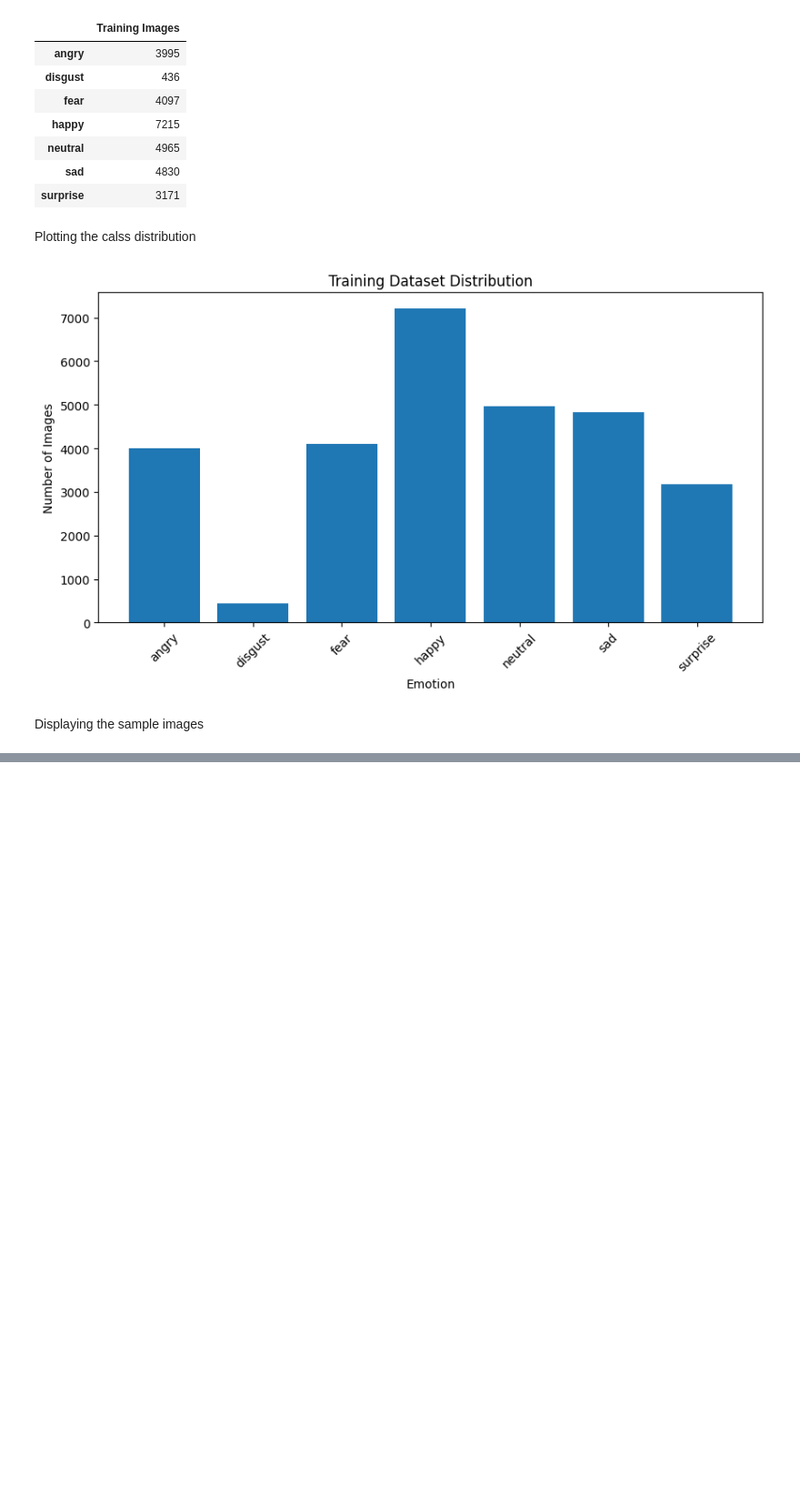
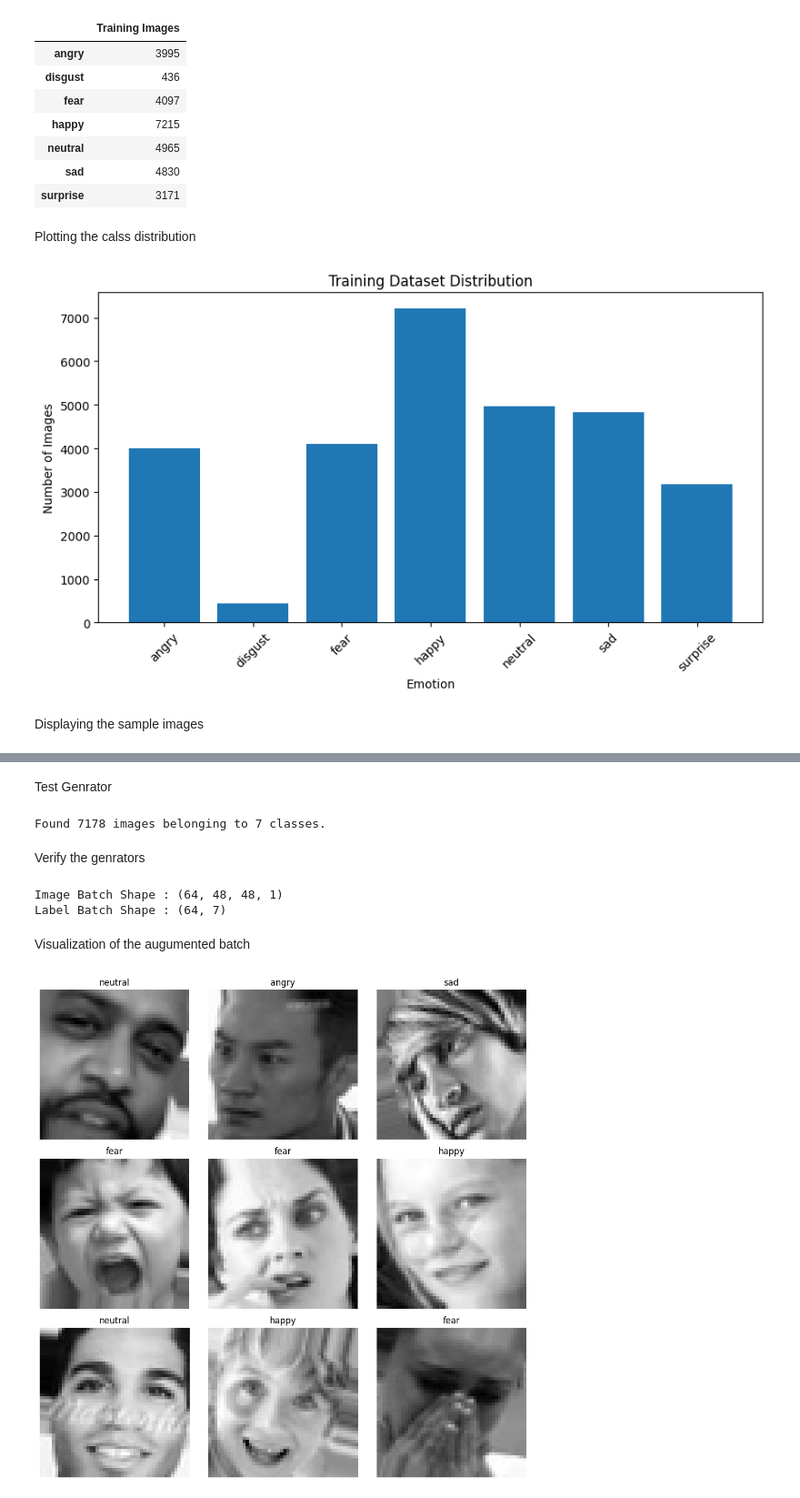
Before and after one commit to patelshivam109/Talk-to-Mind, a Jupyter notebook: notebooks/facial_emotion_training.ipynb, the cells around one changed output, grey strips where cells are left out. Shown at 91% size. Drawn from its saved outputs; the diff is of its cells as text; code cells hidden in the pictures; blank space fills up the shorter version.

Commit message:
Implement facial image preprocessing pipeline

```diff
--- a/notebooks/facial_emotion_training.ipynb
+++ b/notebooks/facial_emotion_training.ipynb
@@ -112,0 +135,4 @@ plt.show()
+# %%
+IMG_SIZE = 48
+BATCH_SIZE = 64
+SEED = 42
@@ -112,0 +141,14 @@ plt.show()
+# %%
+train_datagen = ImageDataGenerator(
+    rescale=1.0 / 255,
+    rotation_range=15,
+    width_shift_range=0.1,
+    height_shift_range=0.1,
+    zoom_range=0.1,
+    horizontal_flip=True,
+    validation_split=0.2
+)
+
+test_datagen = ImageDataGenerator(
+    rescale=1.0 / 255
+)
@@ -112,0 +157,11 @@ plt.show()
+# %%
+train_generator = train_datagen.flow_from_directory(
+    train_dir,
+    target_size=(IMG_SIZE, IMG_SIZE),
+    color_mode="grayscale",
+    batch_size=BATCH_SIZE,
+    class_mode="categorical",
+    subset="training",
+    shuffle=True,
+    seed=SEED
+)
@@ -112,0 +185,38 @@ plt.show()
+# %% [markdown]
+Test Genrator
+# %%
+test_generator = test_datagen.flow_from_directory(
+    test_dir,
+    target_size=(IMG_SIZE, IMG_SIZE),
+    color_mode="grayscale",
+    batch_size=BATCH_SIZE,
+    class_mode="categorical",
+    shuffle=False
+)
+# %% [output]
+Found 7178 images belonging to 7 classes.
+# %% [markdown]
+Verify the genrators
+# %%
+images, labels = next(train_generator)
+
+print("Image Batch Shape :", images.shape)
+print("Label Batch Shape :", labels.shape)
+# %% [output]
+Image Batch Shape : (64, 48, 48, 1)
+Label Batch Shape : (64, 7)
+# %% [markdown]
+Visualization of the augumented batch
+# %%
+plt.figure(figsize=(10, 10))
+
+for i in range(9):
+    plt.subplot(3, 3, i + 1)
+    plt.imshow(images[i].squeeze(), cmap="gray")
+    plt.title(emotion_classes[np.argmax(labels[i])])
+    plt.axis("off")
+
+plt.tight_layout()
+plt.show()
+# %% [output]
+[figure, added]
```
Also changed, not shown: parts of 10 cells of this notebook.
